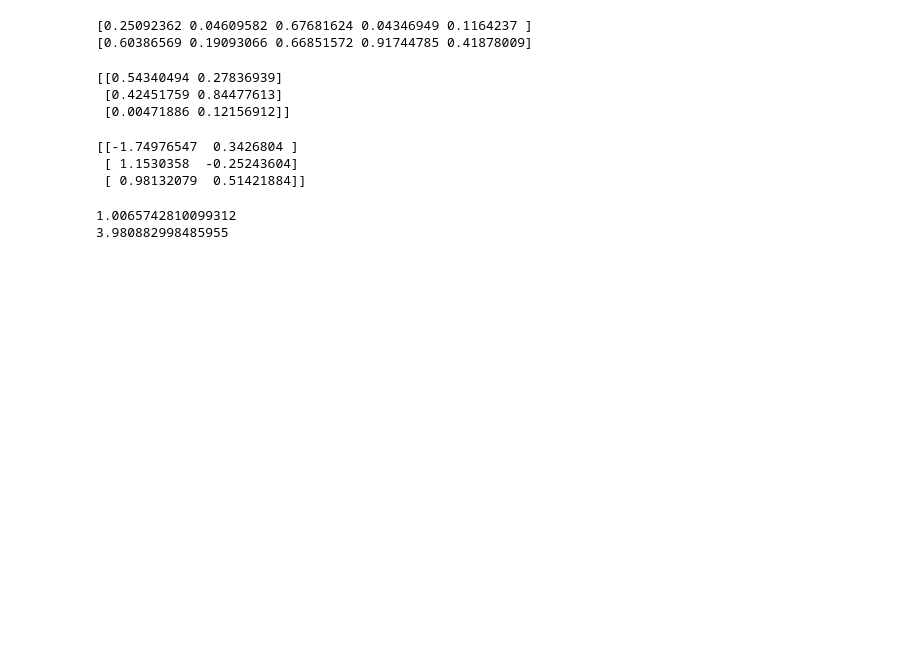
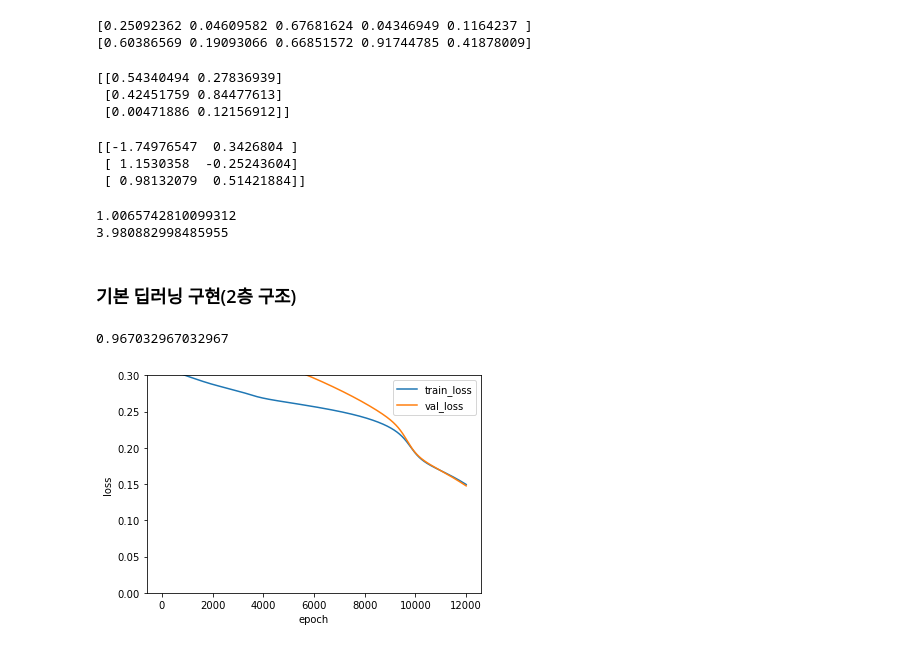
Before and after one commit to imguru-mooc/AI_Basic, a Jupyter notebook: 파이썬/11_day.ipynb, the cells around one changed output. Saved outputs shown, nothing was run; the diff lists cells and outputs as text; code cells hidden in the pictures; blank space fills up the shorter version.

```diff
--- a/파이썬/11_day.ipynb
+++ b/파이썬/11_day.ipynb
@@ -207,3 +207,5 @@ print( np.std(temp) )
 # %% [output]
 1.0065742810099312
 3.980882998485955
+# %% [markdown]
+### 기본 딥러닝 구현(2층 구조)
@@ -209,0 +289,17 @@ print( np.std(temp) )
+# %%
+dual_layer = DualLayer(units=20, l2=0.01)
+dual_layer.fit(x_train_scaled, y_train,
+               x_val=x_val_scaled, y_val=y_val, epochs=12000)
+dual_layer.score(x_val_scaled, y_val)
+# %% [output]
+0.967032967032967
+# %%
+plt.ylim(0, 0.3)
+plt.plot(dual_layer.losses)
+plt.plot(dual_layer.val_losses)
+plt.ylabel('loss')
+plt.xlabel('epoch')
+plt.legend(['train_loss', 'val_loss'])
+plt.show()
+# %% [output]
+[figure, added]
```
Also changed, not shown: parts of 4 cells of this notebook, 1 other file.
